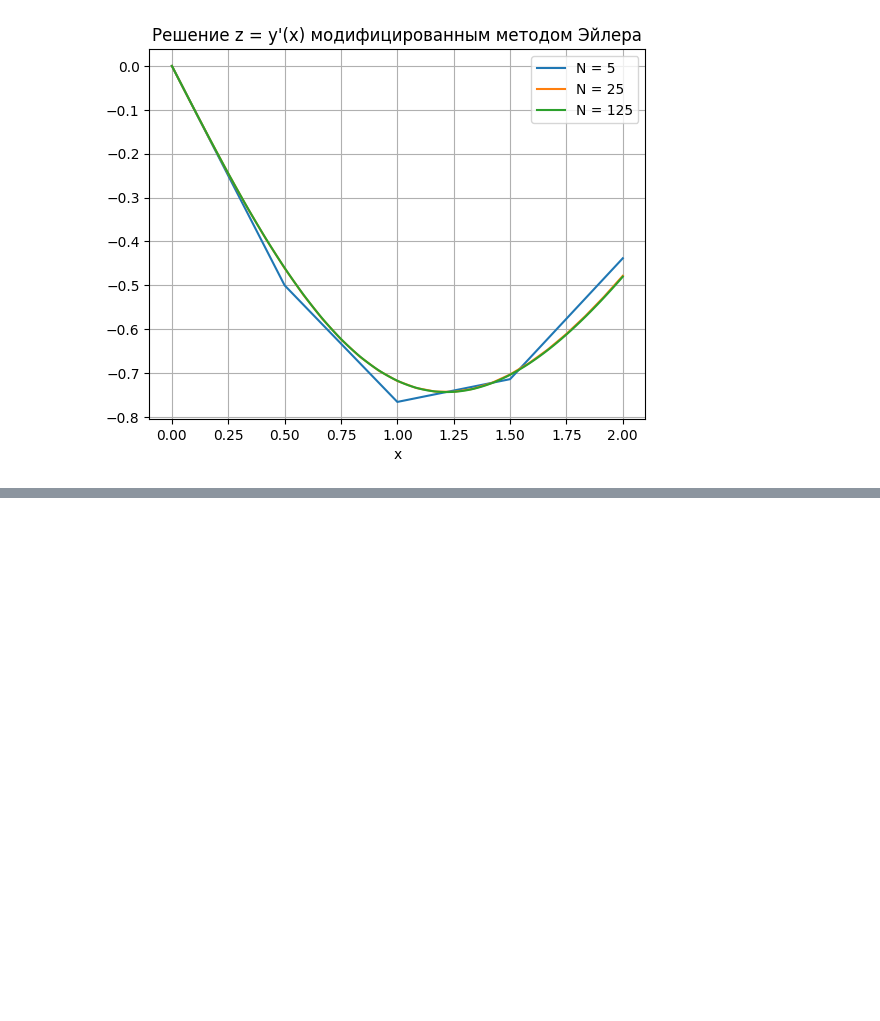
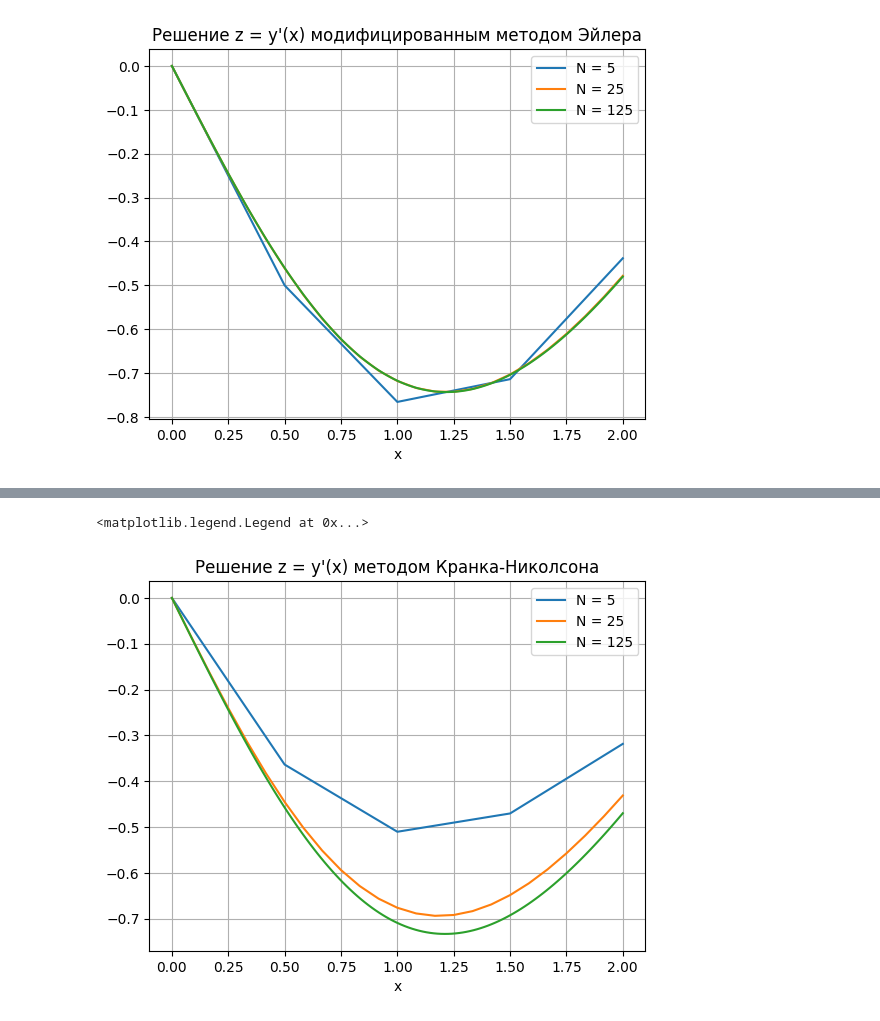
Before and after one commit to azizka85/Numerical-Methods, a Jupyter notebook: notebooks/12_nonlinear_ode.ipynb, the cells around one changed output, grey strips where cells are left out. Drawn from its saved outputs; the diff is of its cells as text; code cells hidden in the pictures; blank space fills up the shorter version.

```diff
--- a/notebooks/12_nonlinear_ode.ipynb
+++ b/notebooks/12_nonlinear_ode.ipynb
@@ -305,0 +349,11 @@ plt.legend()
+# %%
+for i in range(len(N)):
+    plt.plot(x[i], ycn[i][:, 1], label=f'N = {N[i]}')
+
+plt.title("Решение z = y'(x) методом Кранка-Николсона")
+plt.xlabel('x')
+plt.grid()
+plt.legend()
+# %% [output]
+<matplotlib.legend.Legend at 0x...>
+[figure, added]
```
Also changed, not shown: parts of 3 cells of this notebook.
